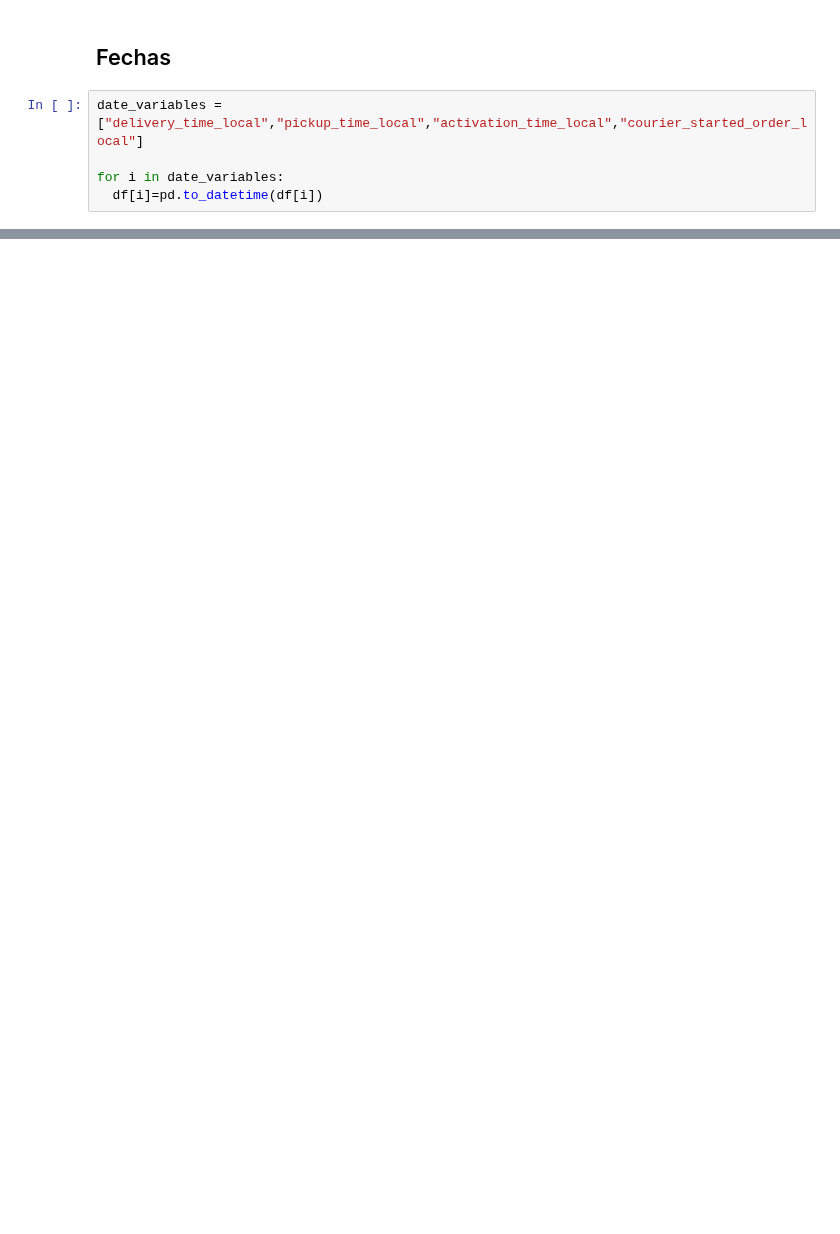
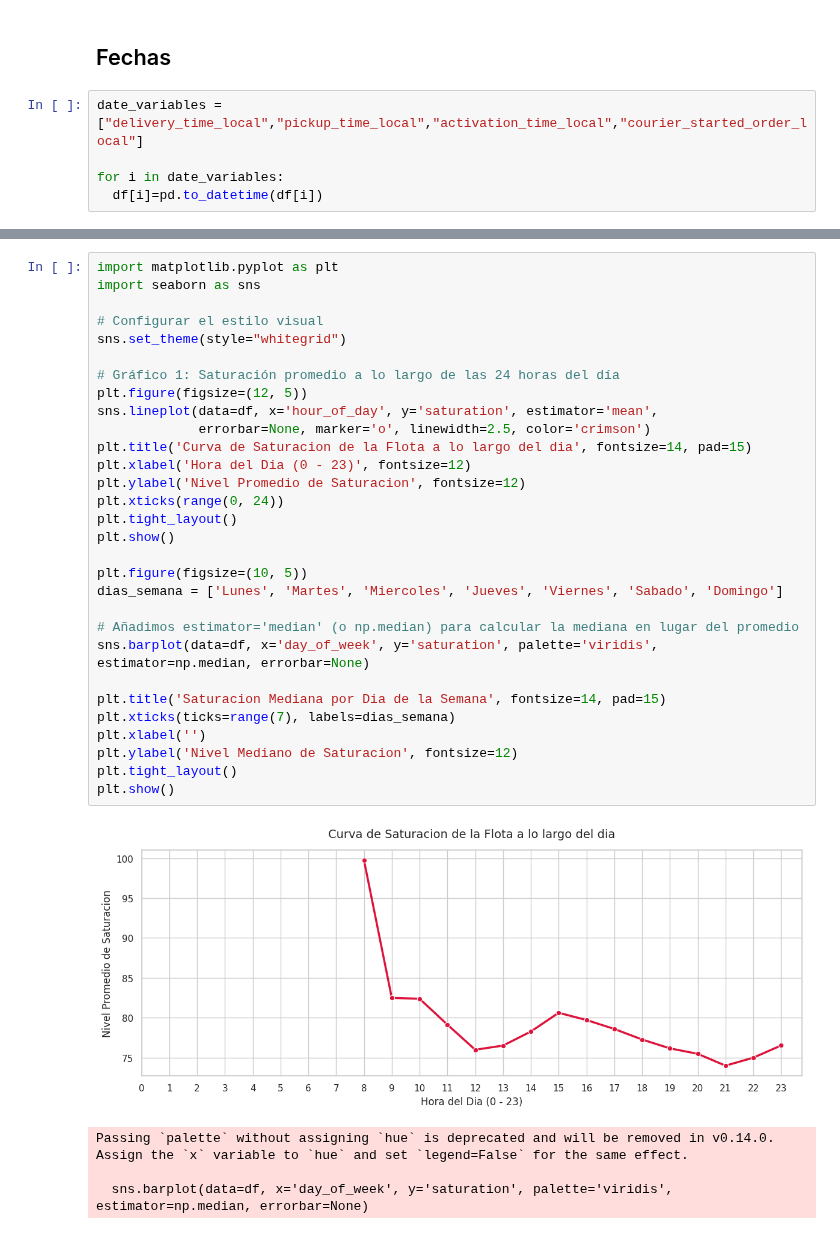
Before and after one commit to antni201204/Glovo_reto, a Jupyter notebook: GLOVO.ipynb, the cells around one changed output, grey strips where cells are left out. Cells and saved outputs as stored; diff of their text form; blank space fills up the shorter version.

```diff
--- a/GLOVO.ipynb
+++ b/GLOVO.ipynb
@@ -208,0 +276,35 @@ df = df.drop(date_variables, axis=1)
+# %%
+import matplotlib.pyplot as plt
+import seaborn as sns
+
+# Configurar el estilo visual
+sns.set_theme(style="whitegrid")
+
+# Gráfico 1: Saturación promedio a lo largo de las 24 horas del día
+plt.figure(figsize=(12, 5))
+sns.lineplot(data=df, x='hour_of_day', y='saturation', estimator='mean',
+             errorbar=None, marker='o', linewidth=2.5, color='crimson')
+plt.title('Curva de Saturacion de la Flota a lo largo del dia', fontsize=14, pad=15)
+plt.xlabel('Hora del Dia (0 - 23)', fontsize=12)
+plt.ylabel('Nivel Promedio de Saturacion', fontsize=12)
+plt.xticks(range(0, 24))
+plt.tight_layout()
+plt.show()
+
+plt.figure(figsize=(10, 5))
+dias_semana = ['Lunes', 'Martes', 'Miercoles', 'Jueves', 'Viernes', 'Sabado', 'Domingo']
+
+# Añadimos estimator='median' (o np.median) para calcular la mediana en lugar del promedio
+sns.barplot(data=df, x='day_of_week', y='saturation', palette='viridis', estimator=np.median, errorbar=None)
+
+plt.title('Saturacion Mediana por Dia de la Semana', fontsize=14, pad=15)
+plt.xticks(ticks=range(7), labels=dias_semana)
+plt.xlabel('')
+plt.ylabel('Nivel Mediano de Saturacion', fontsize=12)
+plt.tight_layout()
+plt.show()
+# %% [output]
+[figure, added]
+Passing `palette` without assigning `hue` is deprecated and will be removed in v0.14.0. Assign the `x` variable to `hue` and set `legend=False` for the same effect.
+
+  sns.barplot(data=df, x='day_of_week', y='saturation', palette='viridis', estimator=np.median, errorbar=None)
```
Also changed, not shown: parts of 45 cells of this notebook.
